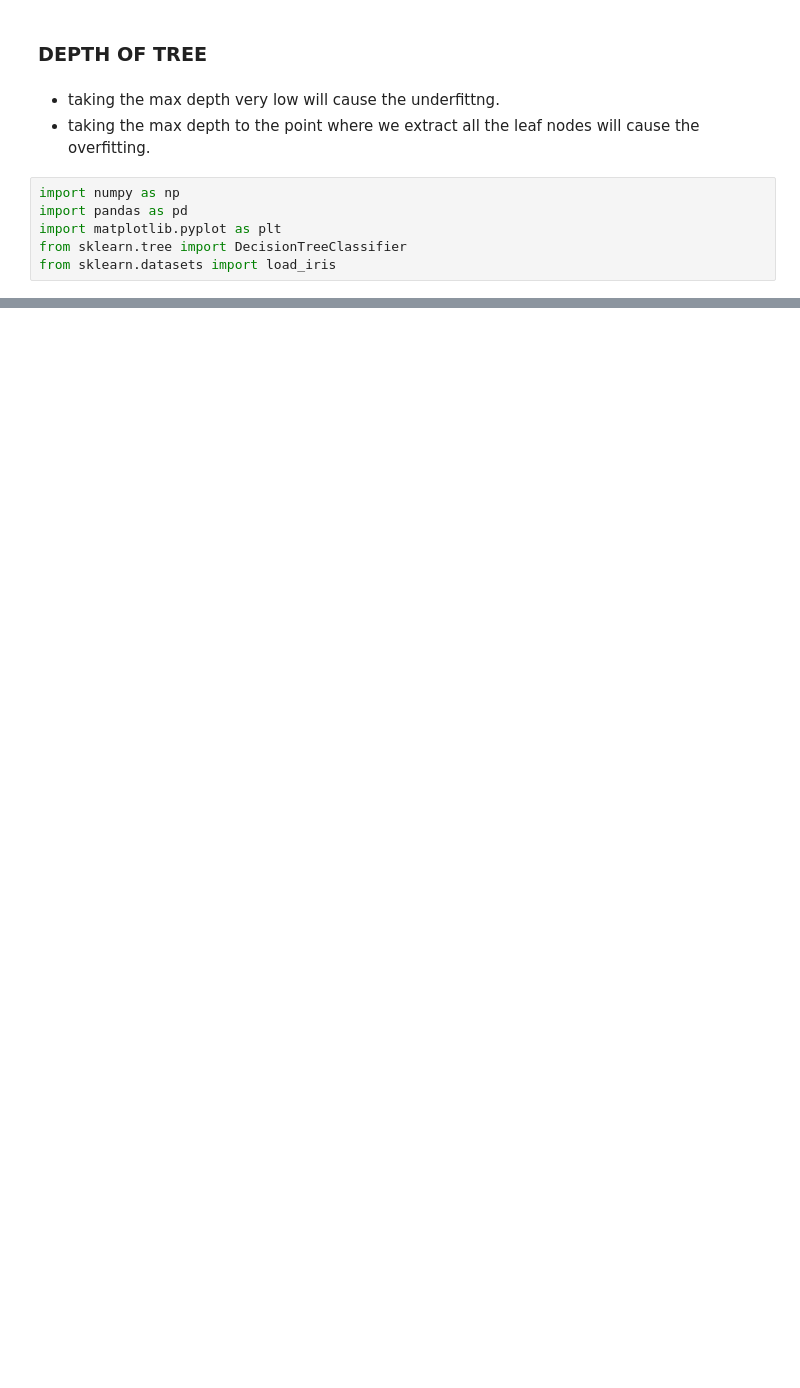
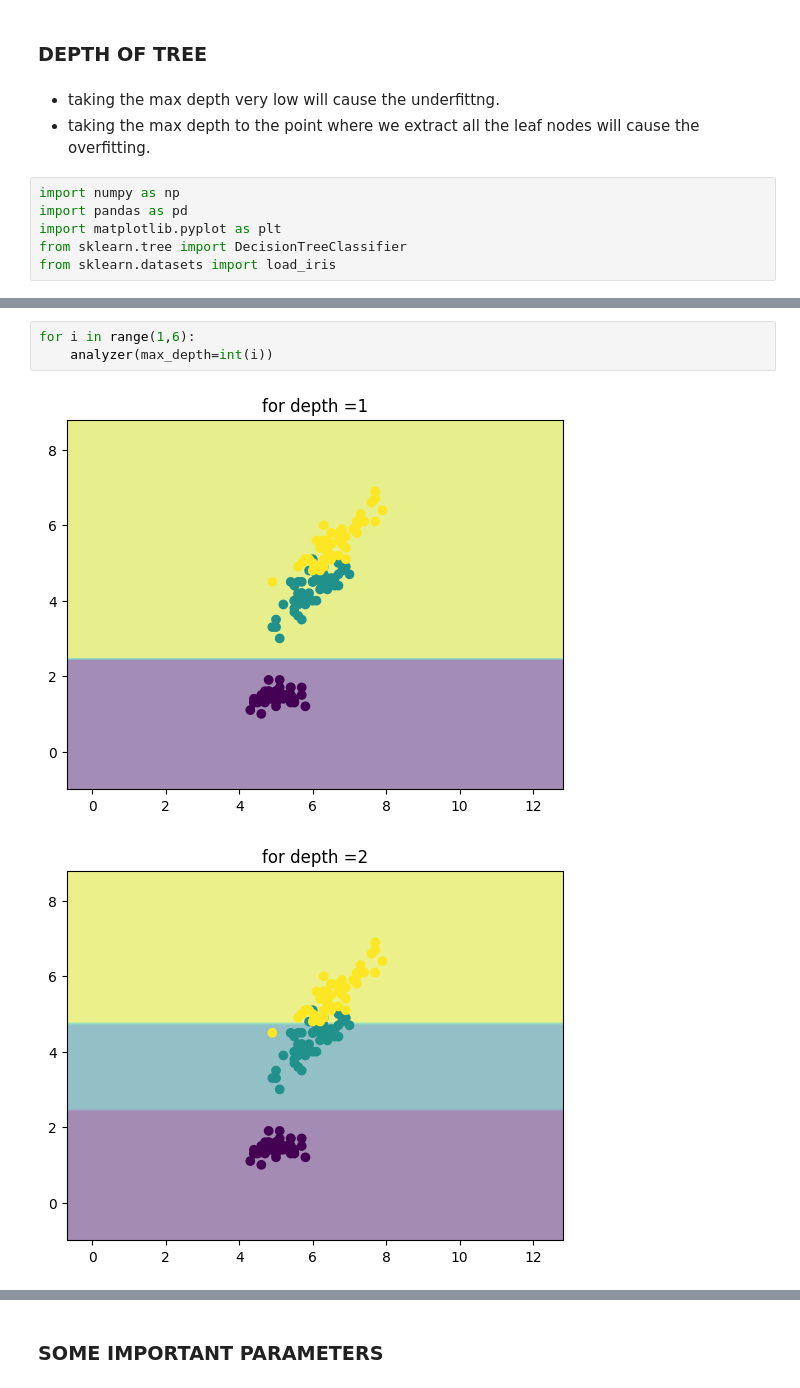
Before and after one commit to khanalasmit/machinelearning, a Jupyter notebook: 43-decison_tree/hyperparamters.ipynb, the cells around one changed output, grey strips where cells are left out. Drawn from its saved outputs; the diff is of its cells as text; blank space fills up the shorter version.

```diff
--- a/43-decison_tree/hyperparamters.ipynb
+++ b/43-decison_tree/hyperparamters.ipynb
@@ -25,0 +33,6 @@ analyzer(3)
+# %%
+for i in range(1,6):
+    analyzer(max_depth=int(i))
+# %% [output]
+[figure, added]
+[figure, added]
@@ -25,0 +42,2 @@ analyzer(3)
+# %% [markdown]
+### **SOME IMPORTANT PARAMETERS**
```
Also changed, not shown: parts of 12 cells of this notebook.
